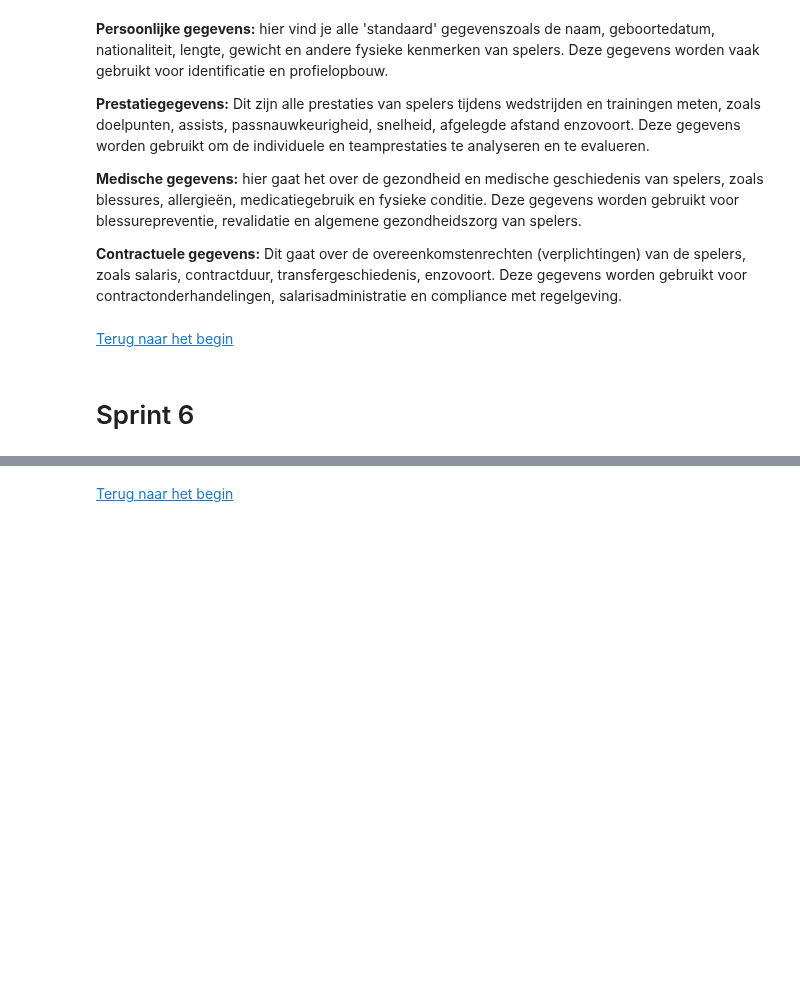
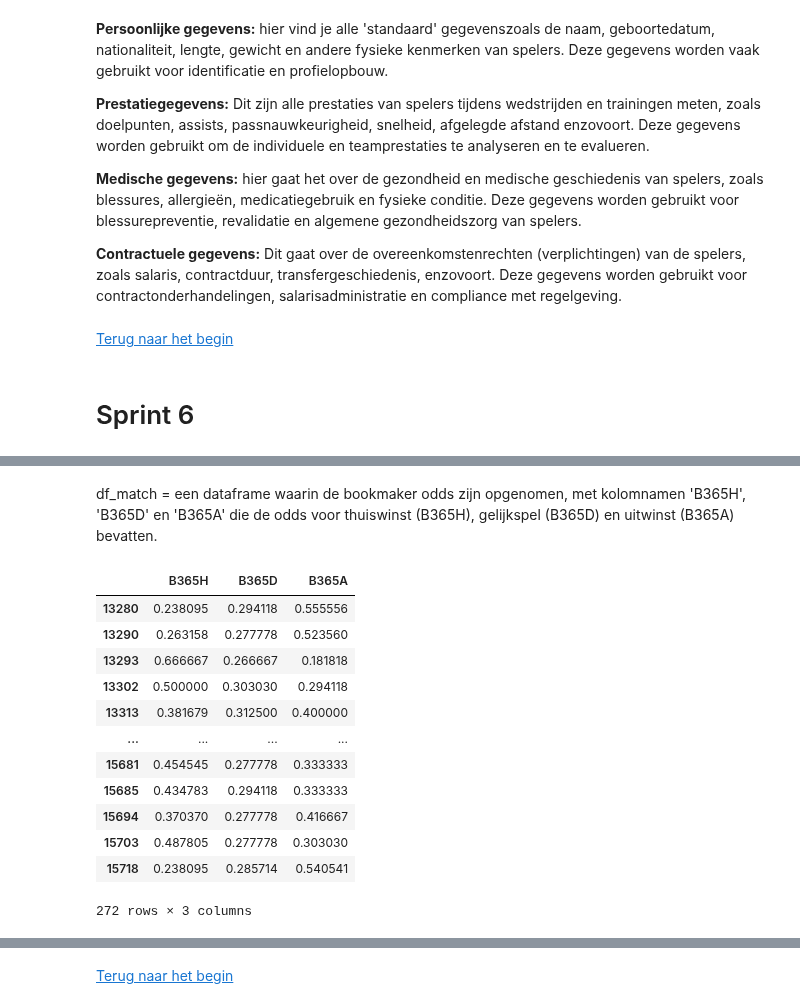
Before and after one commit to BartJeninga/2BDatalab, a Jupyter notebook: DataLab II Main v4.0.ipynb, the cells around one changed output, grey strips where cells are left out. Cells and saved outputs as stored; diff of their text form; code cells hidden in the pictures; blank space fills up the shorter version.

```diff
--- a/DataLab II Main v4.0.ipynb
+++ b/DataLab II Main v4.0.ipynb
@@ -1365,0 +1393,29 @@ Adviseer de directeur van je club over oplossingen waarmee de mogelijke probleme
+# %% [markdown]
+df_match = een dataframe waarin de bookmaker odds zijn opgenomen, met kolomnamen 'B365H', 'B365D' en 'B365A' die de odds voor thuiswinst (B365H), gelijkspel (B365D) en uitwinst (B365A) bevatten.
+# %%
+def prob_odds(odds, home_team_api_id, away_team_api_id):
+    filtered_odds = odds[(df_match['home_team_api_id'] == home_team_api_id) | (df_match['away_team_api_id'] == away_team_api_id)]
+    probabilities = 1 / filtered_odds
+    return probabilities
+
+home_team_api_id = 10228
+away_team_api_id = 10228
+bookmaker_odds = df_match[['B365H', 'B365D', 'B365A']]
+
+probabilities = prob_odds(bookmaker_odds, home_team_api_id, away_team_api_id)
+
+display(probabilities)
+# %% [output]
+|  | B365H | B365D | B365A |
+| 13280 | 0.238095 | 0.294118 | 0.555556 |
+| 13290 | 0.263158 | 0.277778 | 0.523560 |
+| 13293 | 0.666667 | 0.266667 | 0.181818 |
+| 13302 | 0.500000 | 0.303030 | 0.294118 |
+| 13313 | 0.381679 | 0.312500 | 0.400000 |
+| ... | ... | ... | ... |
+| 15681 | 0.454545 | 0.277778 | 0.333333 |
+| 15685 | 0.434783 | 0.294118 | 0.333333 |
+| 15694 | 0.370370 | 0.277778 | 0.416667 |
+| 15703 | 0.487805 | 0.277778 | 0.303030 |
+| 15718 | 0.238095 | 0.285714 | 0.540541 |
+272 rows × 3 columns
```
Also changed, not shown: parts of 19 cells of this notebook.
